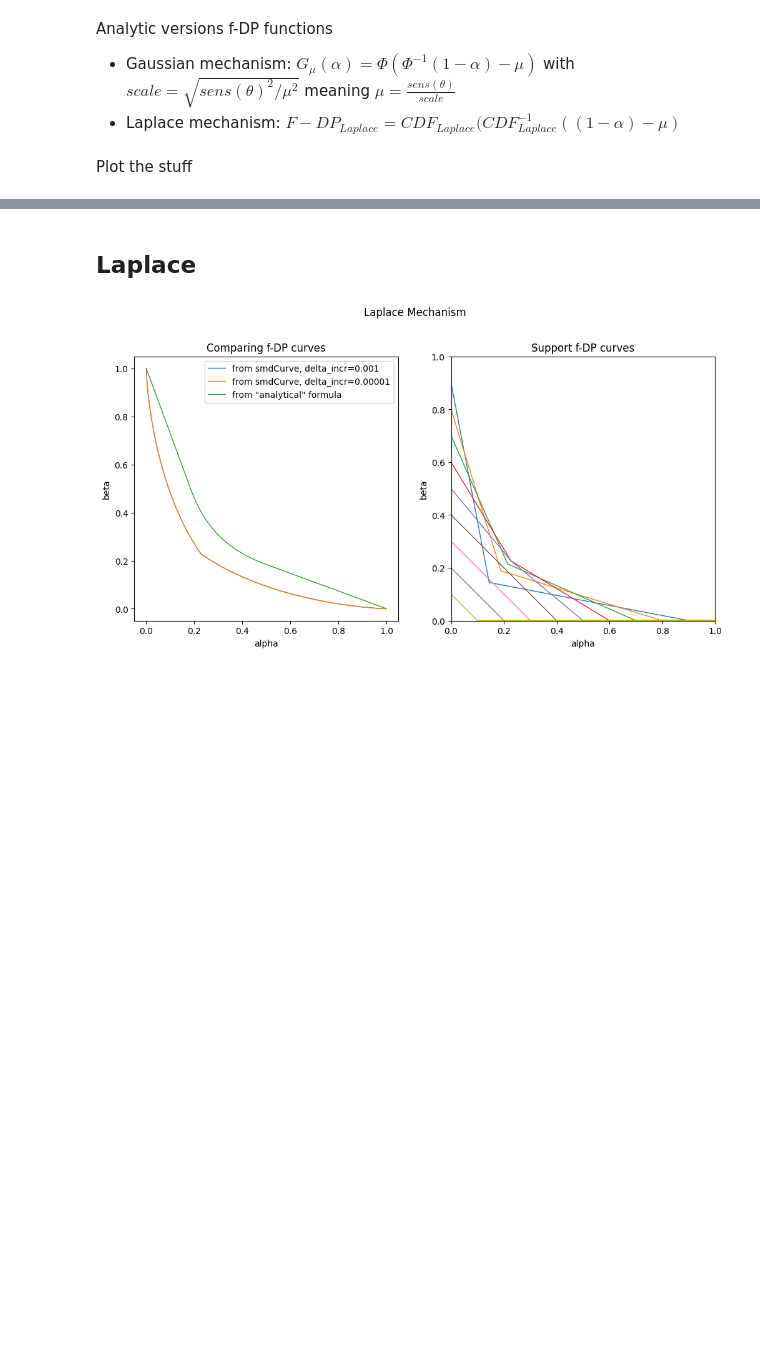
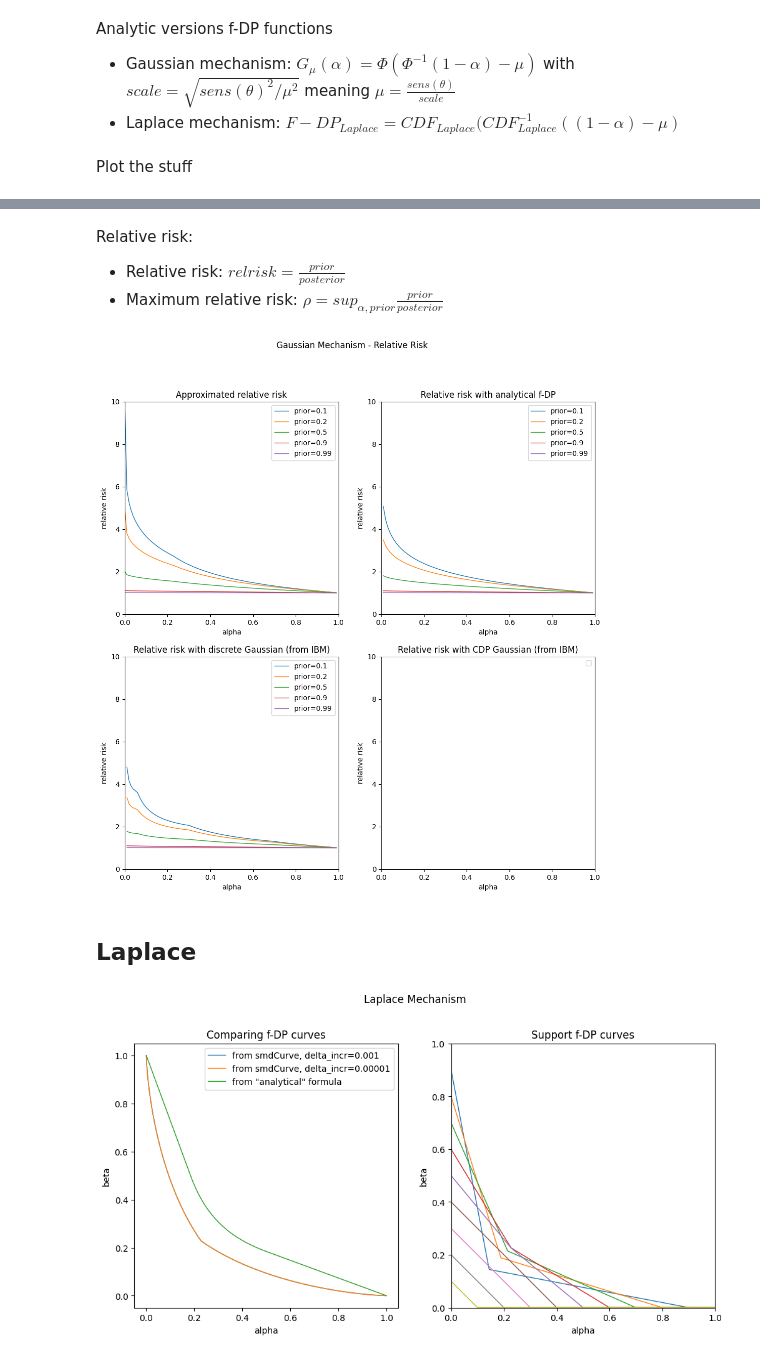
Before and after one commit to damienbfs/opendp-relative-risk, a Jupyter notebook: distances.ipynb, the cells around one changed output, grey strips where cells are left out. Saved outputs shown, nothing was run; the diff lists cells and outputs as text; code cells hidden in the pictures; blank space fills up the shorter version.

```diff
--- a/distances.ipynb
+++ b/distances.ipynb
@@ -176,0 +280,4 @@ plt.show()
+# %% [markdown]
+Relative risk:
+- Relative risk: $relrisk = \frac{prior}{posterior}$
+- Maximum relative risk: $\rho = sup_{\alpha, prior} \frac{prior}{posterior}$
@@ -177,3 +309,53 @@ plt.show()
+# %%
+import matplotlib.pyplot as plt
+
+fig, ((ax1, ax2), (ax3, ax4)) = plt.subplots(2, 2, figsize=(12, 12))
+fig.suptitle("Gaussian Mechanism - Relative Risk")
+
+ax1.set_title('Approximated relative risk')
+for i in range(0, len(rrisk_gaussian)):
+    ax1.plot(alphas, rrisk_gaussian[i], label=f"prior={priors[i]}", marker='', linewidth=1)
+ax1.set_xlabel('alpha')
+ax1.set_ylabel('relative risk')
+ax1.legend()
+ax1.set_xlim(0, 1)
+ax1.set_ylim(0, 10)
+#ax1.set_aspect('equal')
+
+ax2.set_title('Relative risk with analytical f-DP')
+for i in range(0, len(rrisk_gaussian)):
+    ax2.plot(alphas, rrisk_analytical_gaussian[i], label=f"prior={priors[i]}", marker='', linewidth=1)
+ax2.set_xlabel('alpha')
+ax2.set_ylabel('relative risk')
+ax2.set_xlim(0, 1)
+ax2.set_ylim(0, 10)
+ax2.legend()
+#ax2.set_aspect('equal')
+
+ax3.set_title('Relative risk with discrete Gaussian (from IBM)')
+for i in range(0, len(rrisk_gaussian)):
+    ax3.plot(alphas, rrisk_discrete_gaussian[i], label=f"prior={priors[i]}", marker='', linewidth=1)
+ax3.set_xlabel('alpha')
+ax3.set_ylabel('relative risk')
+ax3.set_xlim(0, 1)
+ax3.set_ylim(0, 10)
+ax3.legend()
+#ax3.set_aspect('equal')
+
+ax4.set_title('Relative risk with CDP Gaussian (from IBM)')
+for i in range(0, len(posteriors_gaussian)):
+    pass
+    #ax4.plot(alphas, posteriors_cdp_gaussian[i], label=f"prior={priors[i]}", marker='', linewidth=1)
+ax4.set_xlabel('alpha')
+ax4.set_ylabel('relative risk')
+ax4.set_xlim(0, 1)
+ax4.set_ylim(0, 10)
+ax4.legend()
+#ax4.set_aspect('equal')
+
+plt.show()
+# %% [output]
+[figure, added]
 # %% [markdown]
 ## Laplace
 # %%
```
Also changed, not shown: parts of 20 cells of this notebook, 2 other files.
